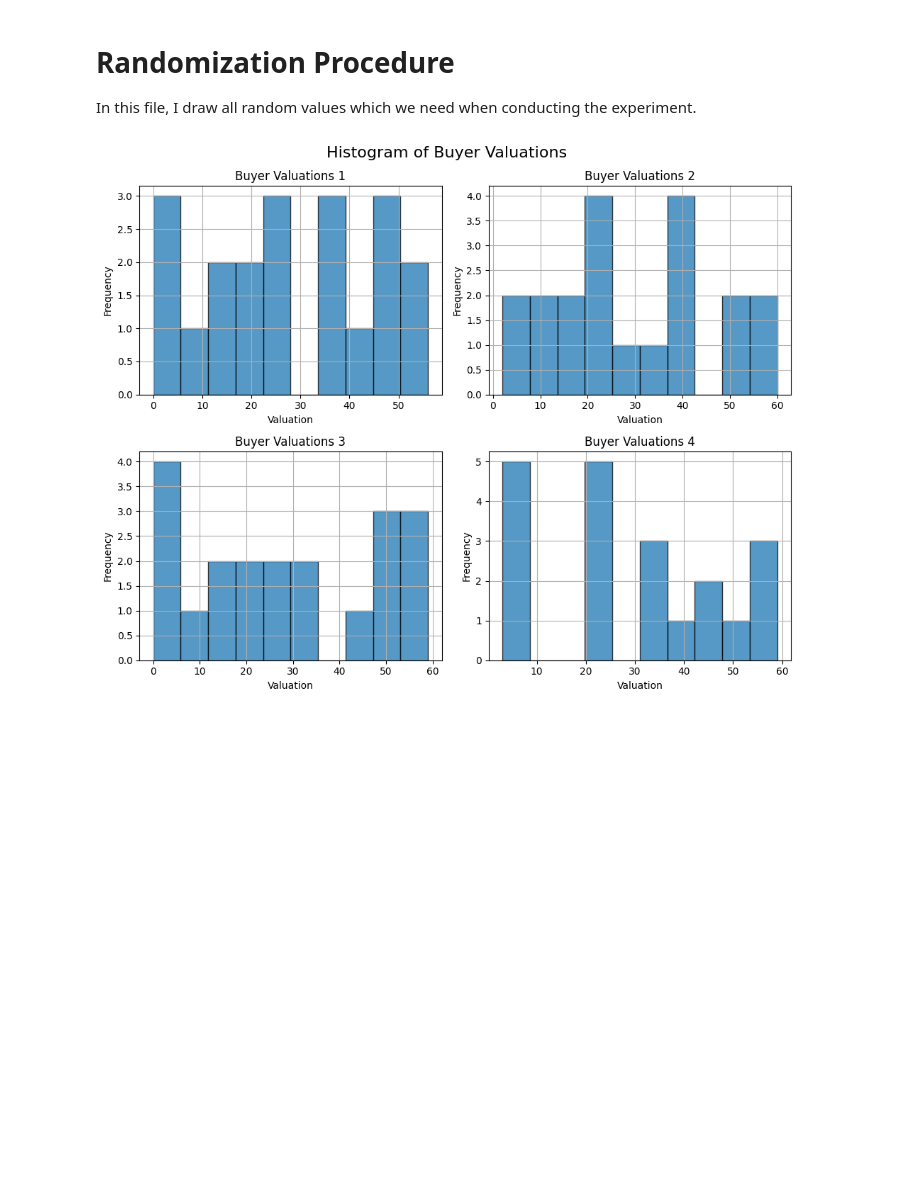
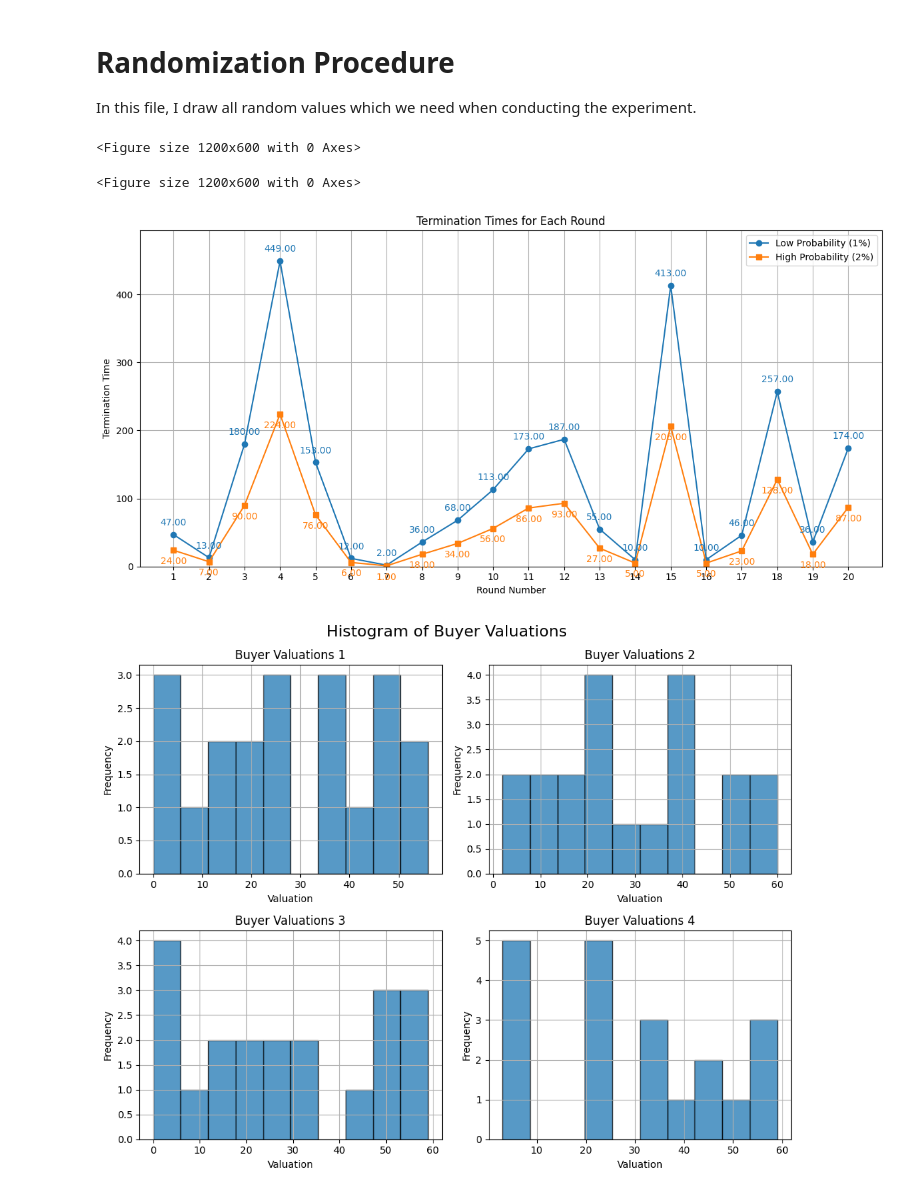
Before and after one commit to NicolasRoever/bargaining_experiment, a Jupyter notebook: randomization_values.ipynb, the cells around one changed output. Saved outputs shown, nothing was run; the diff lists cells and outputs as text; code cells hidden in the pictures; blank space fills up the shorter version.

Commit message:
Technical Implementation of Random Termination.

```diff
--- a/randomization_values.ipynb
+++ b/randomization_values.ipynb
@@ -14,3 +14,30 @@ import os
 # Set the random seed for reproducibility
 
 current_dir = Path(os.getcwd())
+# %%
+termination_times_low_prob = draw_termination_times(number_of_rounds=20, probability_of_termination=0.01)
+termination_times_high_prob = draw_termination_times(number_of_rounds=20, probability_of_termination=0.02)
+plt.figure(figsize=(12, 6))
+# %% [output]
+<Figure size 1200x600 with 0 Axes>
+<Figure size 1200x600 with 0 Axes>
+# %%
+plt.figure(figsize=(12, 6))
+plt.plot(range(1, len(termination_times_low_prob) + 1), termination_times_low_prob, marker='o', label='Low Probability (1%)')
+plt.plot(range(1, len(termination_times_high_prob) + 1), termination_times_high_prob, marker='s', label='High Probability (2%)')
+plt.title('Termination Times for Each Round')
+plt.xlabel('Round Number')
+plt.ylabel('Termination Time')
+plt.grid(True)
+plt.xticks(range(1, len(termination_times_low_prob) + 1))
+plt.ylim(0, max(max(termination_times_low_prob), max(termination_times_high_prob)) * 1.1)
+
+for i, (txt_low, txt_high) in enumerate(zip(termination_times_low_prob, termination_times_high_prob)):
+    plt.annotate(f'{txt_low:.2f}', (i + 1, txt_low), textcoords="offset points", xytext=(0,10), ha='center', color='C0')
+    plt.annotate(f'{txt_high:.2f}', (i + 1, txt_high), textcoords="offset points", xytext=(0,-15), ha='center', color='C1')
+
+plt.legend()
+plt.tight_layout()
+plt.show()
+# %% [output]
+[figure, added]
```
Also changed, not shown: parts of 5 cells of this notebook, 14 other files.
